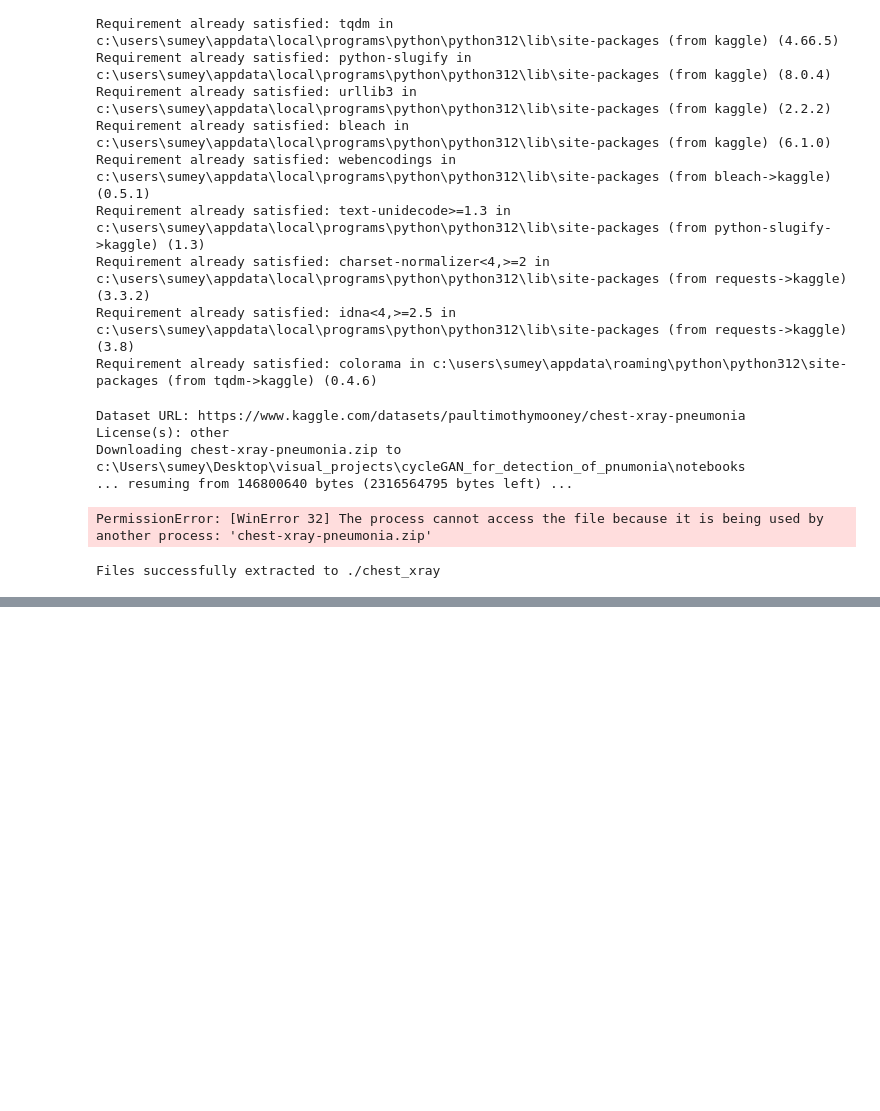
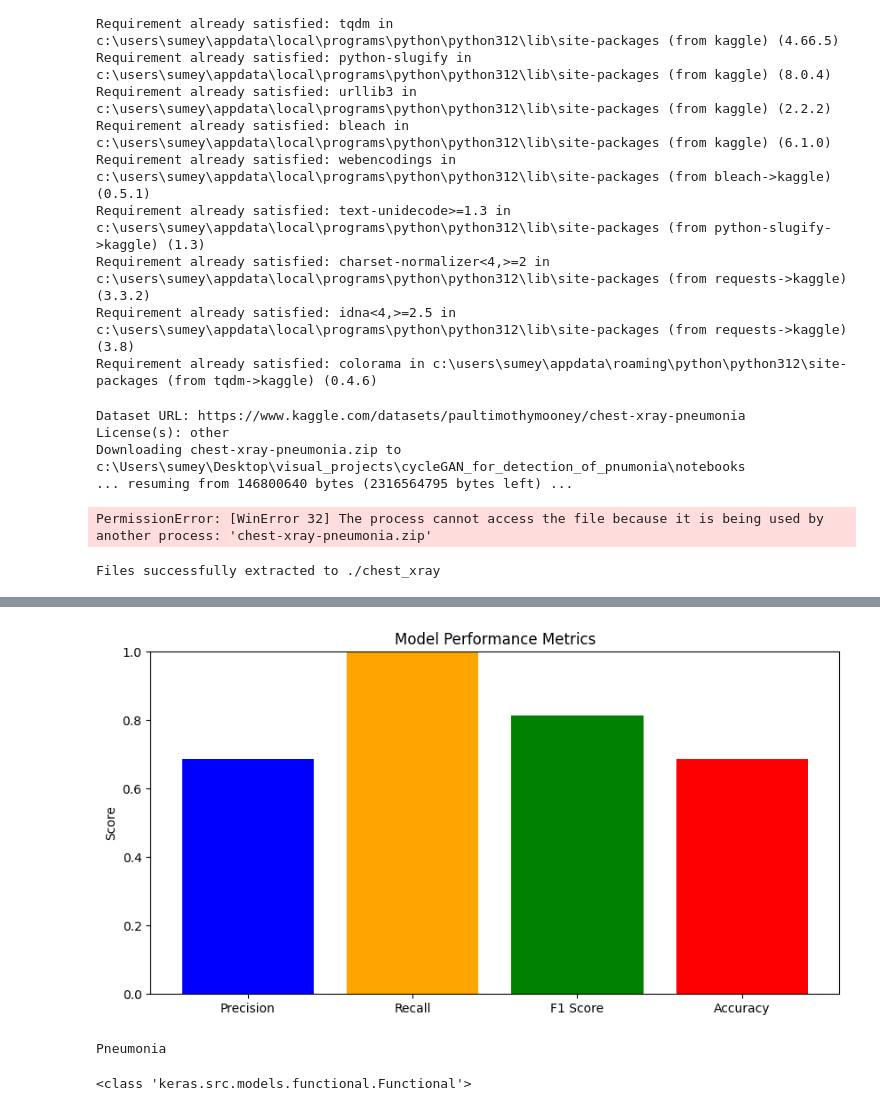
Before and after one commit to sumeyaaaa/GAN_detection, a Jupyter notebook: notebooks/data.ipynb, the cells around one changed output, grey strips where cells are left out. Cells and saved outputs as stored; diff of their text form; code cells hidden in the pictures; blank space fills up the shorter version.

```diff
--- a/notebooks/data.ipynb
+++ b/notebooks/data.ipynb
@@ -259,6 +287,17 @@ def discriminator_loss(real_output, fake_output):
 
 def cycle_loss(real_image, cycled_image, lambda_cycle=10):
     return lambda_cycle * tf.reduce_mean(tf.abs(real_image - cycled_image))
+def perceptual_loss(real_image, cycled_image):
+    # Example: Use a pre-trained model to extract features
+    model = tf.keras.applications.VGG19(include_top=False, weights='imagenet')
+    model.trainable = False  # Freeze the model
+    real_features = model(real_image)
+    cycled_features = model(cycled_image)
+    return tf.reduce_mean(tf.abs(real_features - cycled_features))
+
+def total_cycle_loss(real_image, cycled_image, lambda_cycle=10):
+    return lambda_cycle * tf.reduce_mean(tf.abs(real_image - cycled_image)) + perceptual_loss(real_image, cycled_image)
+
 
 # Define optimizers
 generator_G_optimizer = tf.keras.optimizers.Adam(2e-4, beta_1=0.5)
@@ -367,0 +674,44 @@ Shape of real_x: (8, 256, 256, 3), Shape of real_y: (8, 256, 256, 3)
+# %%
+import matplotlib.pyplot as plt
+
+metrics = [precision, recall, f1, accuracy]
+metric_names = ['Precision', 'Recall', 'F1 Score', 'Accuracy']
+
+plt.figure(figsize=(10, 5))
+plt.bar(metric_names, metrics, color=['blue', 'orange', 'green', 'red'])
+plt.ylim(0, 1)
+plt.title('Model Performance Metrics')
+plt.ylabel('Score')
+plt.show()
+# %% [output]
+[figure, added]
+# %%
+from tensorflow.keras.preprocessing import image
+import numpy as np
+
+def load_and_preprocess_image(img_path):
+    # Load the image
+    img = image.load_img(img_path, target_size=(256, 256))  # Adjust size as needed
+    img_array = image.img_to_array(img)
+    img_array = np.expand_dims(img_array, axis=0)  # Add batch dimension
+    return img_array
+
+def predict_anomaly(img_path):
+    img_array = load_and_preprocess_image(img_path)
+
+    # Pass the image through the discriminator
+    score = discriminator_Y(img_array)
+
+    # Assuming a score < 0.5 indicates an anomaly
+    is_anomaly = score < 0.5
+    return "Pneumonia" if is_anomaly else "Normal"
+
+# Example usage
+result = predict_anomaly(r"C:\Users\sumey\Desktop\babi_project\chest_xray\test\NORMAL\IM-0016-0001.jpeg")
+print(result)
+# %% [output]
+Pneumonia
+# %%
+print(type(discriminator_Y))  # This should output <class 'keras.engine.training.Model'>
+# %% [output]
+<class 'keras.src.models.functional.Functional'>
```
Also changed, not shown: parts of 12 cells of this notebook, 2 other files.
